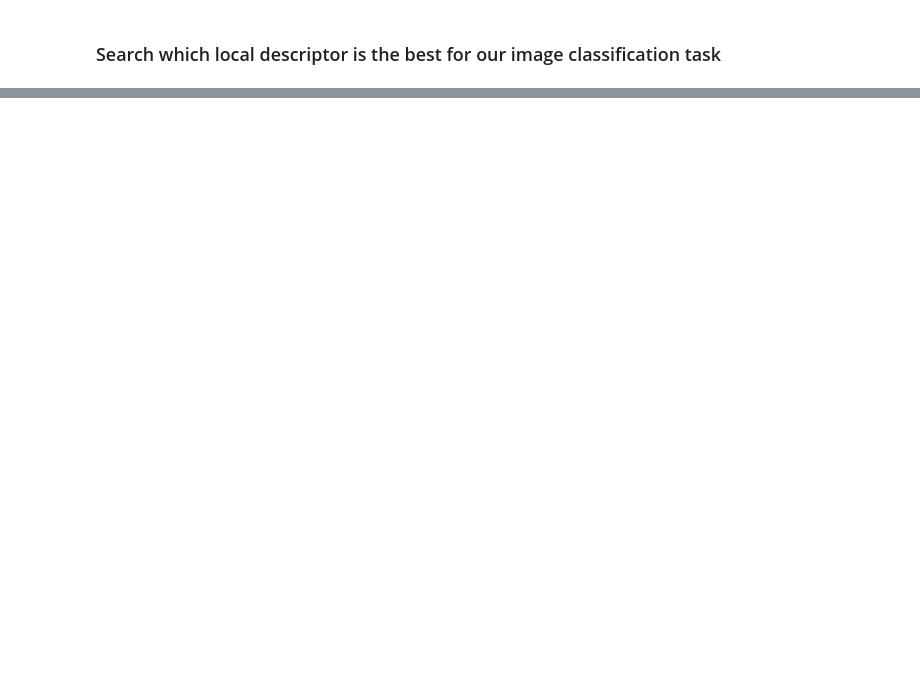
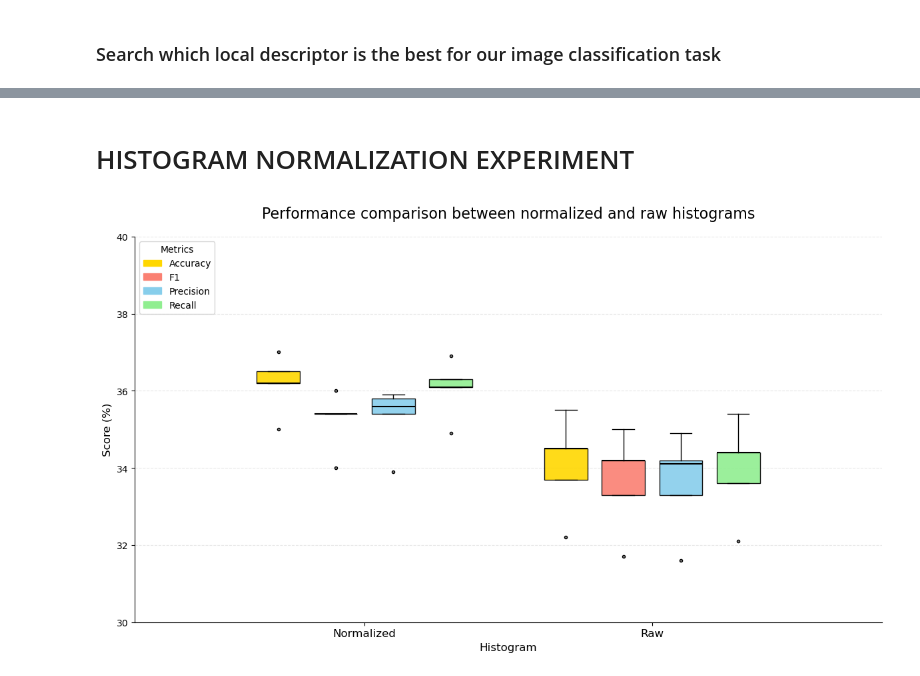
Before and after one commit to MCV-C3/project-5, a Jupyter notebook: Week1/experiments.ipynb, the cells around one changed output, grey strips where cells are left out. Drawn from its saved outputs; the diff is of its cells as text; code cells hidden in the pictures; blank space fills up the shorter version.

```diff
--- a/Week1/experiments.ipynb
+++ b/Week1/experiments.ipynb
@@ -222,5 +251,5 @@ plot_performance_metrics(performance_data)
 # %%
-def plot_performance_boxplots(data, title="Comparison of local descriptors (cross-validation)"):
+def plot_performance_boxplots(data, title="Comparison of local descriptors (cross-validation)", dim = [10,40], x_axis_title="Descriptors"):
     """
     Generates a grouped boxplot chart to compare performance metrics of different
     local descriptors across multiple folds.
@@ -279,12 +308,12 @@ def plot_performance_boxplots(data, title="Comparison of local descriptors (cros
 
     # Adjust Y-limits to fit data + margin (e.g., 0 to 50 or dynamic)
     # You might want to change this to ax.set_ylim(0, 100) if scores are high
-    ax.set_ylim(0, 40)
+    ax.set_ylim(dim[0], dim[1])
 
     # X-axis formatting
     ax.set_xticks(index)
     ax.set_xticklabels(descriptors, fontsize=12)
-    ax.set_xlabel('Descriptor', fontsize=12)
+    ax.set_xlabel(x_axis_title, fontsize=12)
 
     # 5. Custom Legend
     # Since boxplots don't add labels to legend automatically in a loop well,
@@ -303,7 +332,3 @@ def plot_performance_boxplots(data, title="Comparison of local descriptors (cros
 
     plt.tight_layout()
     plt.show()
-
-# --- CALL THE FUNCTION ---
-# Pass the dictionary containing lists of folds
-plot_performance_boxplots(performance_data_folds)
@@ -369,0 +641,24 @@ P-value: 0.58043
+# %% [markdown]
+# HISTOGRAM NORMALIZATION EXPERIMENT
+# %%
+performance_hist_norm = {
+    'Normalized':[
+        [36.2, 36.5, 35.0, 36.2, 37.0],
+        [35.4, 35.4, 34.0, 35.4, 36.0],
+        [35.6, 35.4, 33.9, 35.8, 35.9],
+        [36.1, 36.3, 34.9, 36.1, 36.9]
+    ],
+    'Raw':[
+        [33.7, 35.5, 32.2, 34.5, 34.5],
+        [33.3, 35.0, 31.7, 34.2, 34.2],
+        [33.3, 34.9, 31.6, 34.2, 34.1],
+        [33.6, 35.4, 32.1, 34.4, 34.4]
+    ]
+}
+
+plot_performance_boxplots(data=performance_hist_norm,
+                          title="Performance comparison between normalized and raw histograms",
+                          dim=[30,40],
+                          x_axis_title="Histogram")
+# %% [output]
+[figure, added]
```
Also changed, not shown: parts of 24 cells of this notebook, 3 other files.
